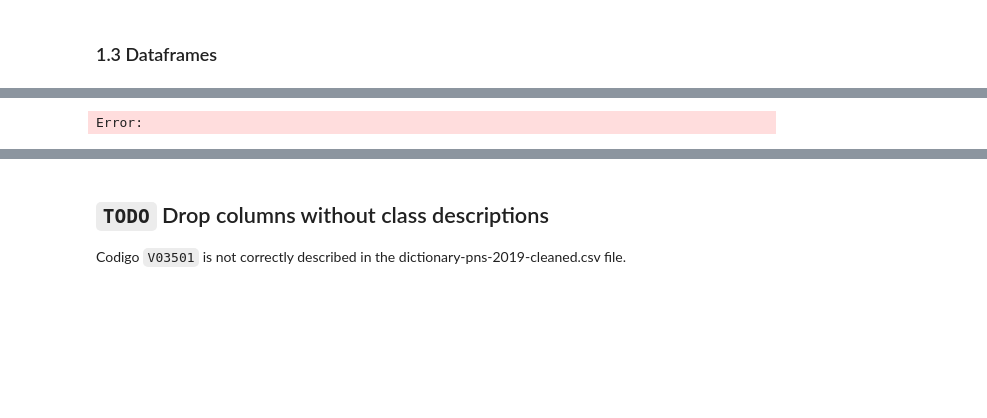
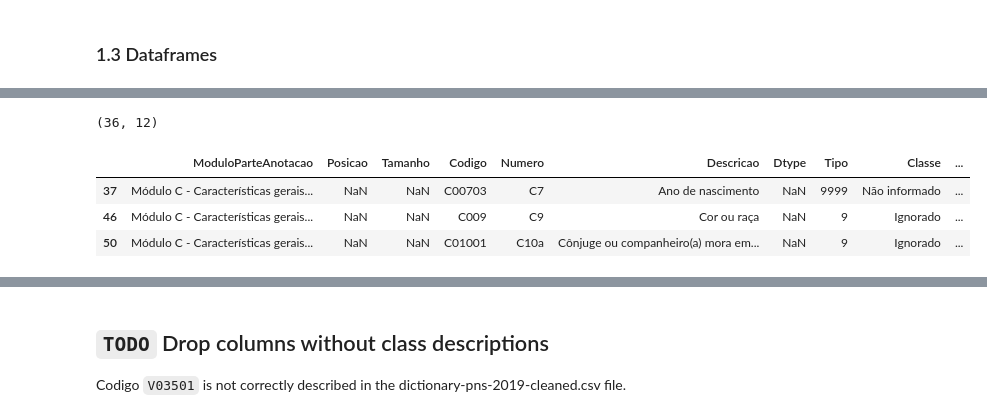
Before and after one commit to feed0/depressao-ibge-pns, a Jupyter notebook: src/4-pre-processing/pre-processing.ipynb, the cells around one changed output, grey strips where cells are left out. Saved outputs shown, nothing was run; the diff lists cells and outputs as text; code cells hidden in the pictures; blank space fills up the shorter version.

```diff
--- a/src/4-pre-processing/pre-processing.ipynb
+++ b/src/4-pre-processing/pre-processing.ipynb
@@ -54,4 +55,18 @@ depression.C00703
 # %%
-depression[depression.C00703 == pd.NA]
+# These are the Tipos we need to annull
+
+tipos_to_remove = DEPRESSION_DICTIONARY[
+    (DEPRESSION_DICTIONARY.Tipo.notna())
+    & (DEPRESSION_DICTIONARY.Include == False)
+]
+
+display(
+    tipos_to_remove.shape,
+    tipos_to_remove.head(3)
+)
 # %% [output]
-Error:
+(36, 12)
+|  | ModuloParteAnotacao | Posicao | Tamanho | Codigo | Numero | Descricao | Dtype | Tipo | Classe | ... |
+| 37 | Módulo C - Características gerais... | NaN | NaN | C00703 | C7 | Ano de nascimento | NaN | 9999 | Não informado | ... |
+| 46 | Módulo C - Características gerais... | NaN | NaN | C009 | C9 | Cor ou raça | NaN | 9 | Ignorado | ... |
+| 50 | Módulo C - Características gerais... | NaN | NaN | C01001 | C10a | Cônjuge ou companheiro(a) mora em... | NaN | 9 | Ignorado | ... |
```
Also changed, not shown: parts of 16 cells of this notebook, 7 other files.
